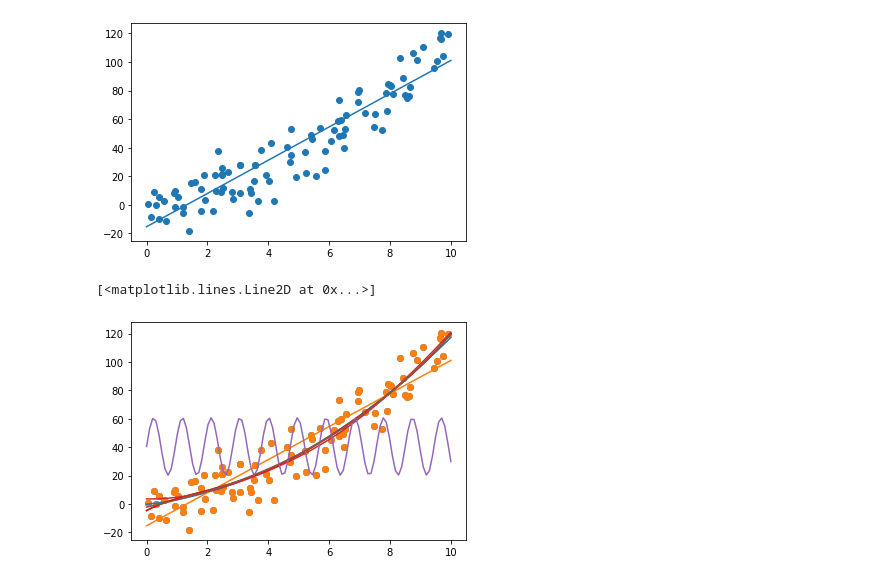
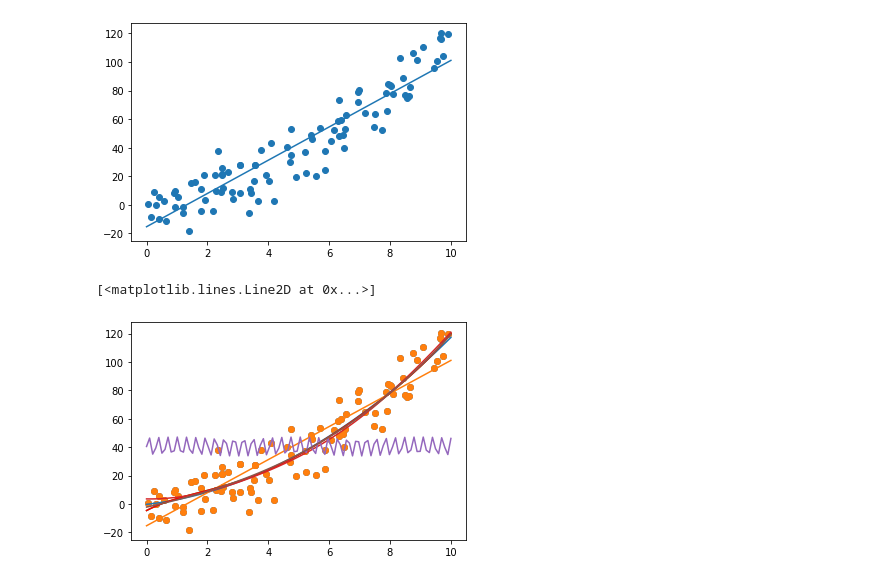
Before and after one commit to UMD-ENMA165/4-21-22-Class, a Jupyter notebook: curve_fitting.ipynb, the cells around one changed output. Drawn from its saved outputs; the diff is of its cells as text; code cells hidden in the pictures.

```diff
--- a/curve_fitting.ipynb
+++ b/curve_fitting.ipynb
@@ -49,54 +49,45 @@ popt,pcov = curve_fit(quadretic, x, y)
 plt.scatter(x,y)
 
 xfit = np.linspace(0.,10.,100)
-afit, bfit, cfit =  popt
-yfit = quadretic(xfit, afit, bfit, cfit)
+yfit = quadretic(xfit, *popt)
 
 plt.plot(xfit, yfit)
 
 popt,pcov = curve_fit(line, x, y)
 
-yfit = line(xfit, popt[0], popt[1])
+yfit = line(xfit, *popt)
 
 plt.plot(xfit, yfit)
 
 popt,pcov = curve_fit(toomuch, x, y)
 
-afit, bfit, cfit, dfit, efit, ffit = popt
-
 yfit = toomuch(xfit, *popt)
 plt.plot(xfit, yfit)
 
 popt, pcov = curve_fit(evenmore, x, y)
-afit, bfit, cfit, dfit, efit, ffit = popt
 yfit = evenmore(xfit, *popt)
 
 plt.plot(xfit, yfit, color = 'red')
 
 popt, pcov = curve_fit(trig, x, y)
-afit, bfit, cfit, dfit = popt
 yfit = trig(xfit, *popt)
 
 plt.plot(xfit, yfit)
 
 popt,pcov = curve_fit(sin, x, y)
 
 plt.scatter(x,y)
 
-xfit = np.linspace(0.,10.,100)
-afit,bfit,cfit =  popt
-yfit = sin(xfit, bfit, afit,cfit)
+yfit = sin(xfit, *popt)
 
 plt.plot(xfit, yfit)
 
 popt,pcov = curve_fit(homework, x, y)
 
-afit, bfit, cfit, dfit = popt
-
 yfit = homework(xfit, *popt)
 plt.plot(xfit, yfit)
 # %% [output]
 [<matplotlib.lines.Line2D at 0x...>]
-[figure, old version]
+[figure, new version]
 # %%
 ## I added another curve to the work I did in last week's class as homework.
```
